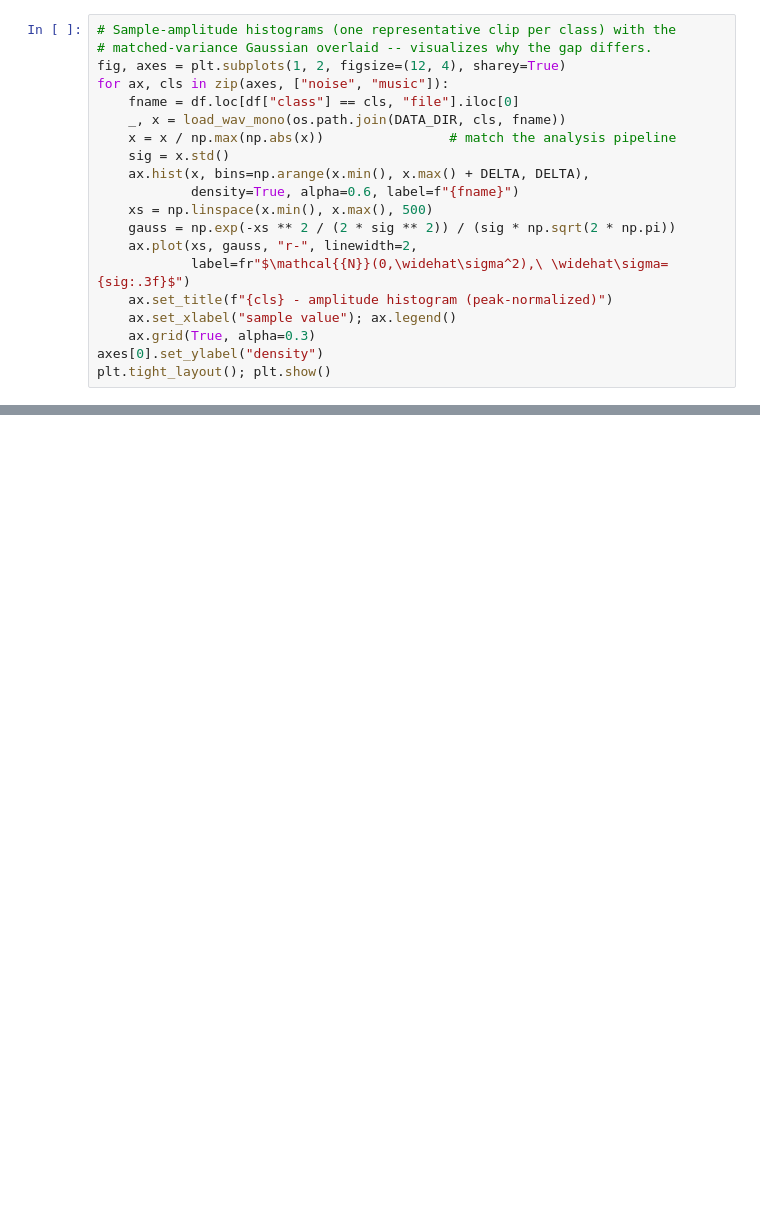
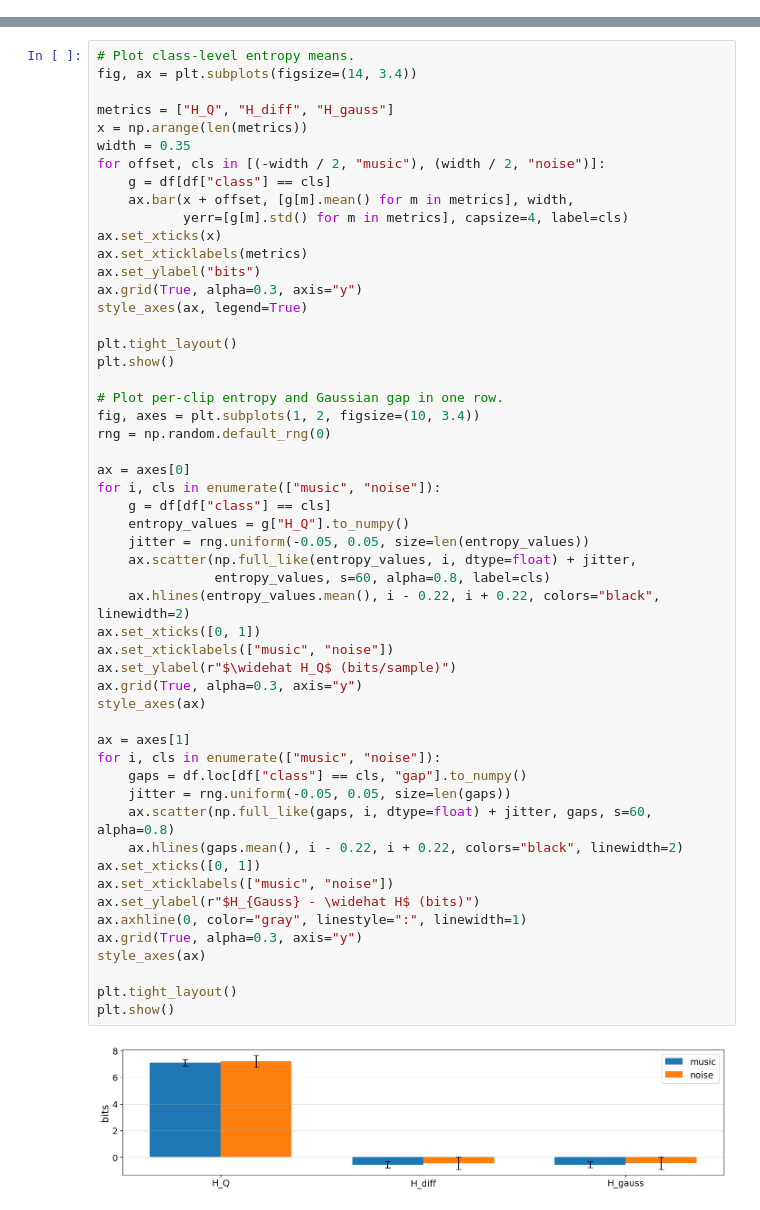
Before and after one commit to wakeupat4am/MATH4010--Advanced-Prob-Stat----Final-Project, a Jupyter notebook: Problem & Visualization/Problem 3/Problem_3.ipynb, the cells around one changed output, grey strips where cells are left out. Drawn from its saved outputs; the diff is of its cells as text; blank space fills up the shorter version.

```diff
--- a/Problem & Visualization/Problem 3/Problem_3.ipynb
+++ b/Problem & Visualization/Problem 3/Problem_3.ipynb
@@ -237,20 +0,0 @@ plt.tight_layout(); plt.show()
-# %%
-# Sample-amplitude histograms (one representative clip per class) with the
-# matched-variance Gaussian overlaid -- visualizes why the gap differs.
-fig, axes = plt.subplots(1, 2, figsize=(12, 4), sharey=True)
-for ax, cls in zip(axes, ["noise", "music"]):
-    fname = df.loc[df["class"] == cls, "file"].iloc[0]
-    _, x = load_wav_mono(os.path.join(DATA_DIR, cls, fname))
-    x = x / np.max(np.abs(x))                # match the analysis pipeline
-    sig = x.std()
-    ax.hist(x, bins=np.arange(x.min(), x.max() + DELTA, DELTA),
-            density=True, alpha=0.6, label=f"{fname}")
-    xs = np.linspace(x.min(), x.max(), 500)
-    gauss = np.exp(-xs ** 2 / (2 * sig ** 2)) / (sig * np.sqrt(2 * np.pi))
-    ax.plot(xs, gauss, "r-", linewidth=2,
-            label=fr"$\mathcal{{N}}(0,\widehat\sigma^2),\ \widehat\sigma={sig:.3f}$")
-    ax.set_title(f"{cls} - amplitude histogram (peak-normalized)")
-    ax.set_xlabel("sample value"); ax.legend()
-    ax.grid(True, alpha=0.3)
-axes[0].set_ylabel("density")
-plt.tight_layout(); plt.show()
@@ -508,0 +213,55 @@ The textbook intuition that "ambient noise $\approx$ Gaussian" rests on a sum-of
+# %%
+# Plot class-level entropy means.
+fig, ax = plt.subplots(figsize=(14, 3.4))
+
+metrics = ["H_Q", "H_diff", "H_gauss"]
+x = np.arange(len(metrics))
+width = 0.35
+for offset, cls in [(-width / 2, "music"), (width / 2, "noise")]:
+    g = df[df["class"] == cls]
+    ax.bar(x + offset, [g[m].mean() for m in metrics], width,
+           yerr=[g[m].std() for m in metrics], capsize=4, label=cls)
+ax.set_xticks(x)
+ax.set_xticklabels(metrics)
+ax.set_ylabel("bits")
+ax.grid(True, alpha=0.3, axis="y")
+style_axes(ax, legend=True)
+
+plt.tight_layout()
+plt.show()
+
+# Plot per-clip entropy and Gaussian gap in one row.
+fig, axes = plt.subplots(1, 2, figsize=(10, 3.4))
+rng = np.random.default_rng(0)
+
+ax = axes[0]
+for i, cls in enumerate(["music", "noise"]):
+    g = df[df["class"] == cls]
+    entropy_values = g["H_Q"].to_numpy()
+    jitter = rng.uniform(-0.05, 0.05, size=len(entropy_values))
+    ax.scatter(np.full_like(entropy_values, i, dtype=float) + jitter,
+               entropy_values, s=60, alpha=0.8, label=cls)
+    ax.hlines(entropy_values.mean(), i - 0.22, i + 0.22, colors="black", linewidth=2)
+ax.set_xticks([0, 1])
+ax.set_xticklabels(["music", "noise"])
+ax.set_ylabel(r"$\widehat H_Q$ (bits/sample)")
+ax.grid(True, alpha=0.3, axis="y")
+style_axes(ax)
+
+ax = axes[1]
+for i, cls in enumerate(["music", "noise"]):
+    gaps = df.loc[df["class"] == cls, "gap"].to_numpy()
+    jitter = rng.uniform(-0.05, 0.05, size=len(gaps))
+    ax.scatter(np.full_like(gaps, i, dtype=float) + jitter, gaps, s=60, alpha=0.8)
+    ax.hlines(gaps.mean(), i - 0.22, i + 0.22, colors="black", linewidth=2)
+ax.set_xticks([0, 1])
+ax.set_xticklabels(["music", "noise"])
+ax.set_ylabel(r"$H_{Gauss} - \widehat H$ (bits)")
+ax.axhline(0, color="gray", linestyle=":", linewidth=1)
+ax.grid(True, alpha=0.3, axis="y")
+style_axes(ax)
+
+plt.tight_layout()
+plt.show()
+# %% [output]
+[figure, added]
```
Also changed, not shown: parts of 37 cells of this notebook, 29 other files.
